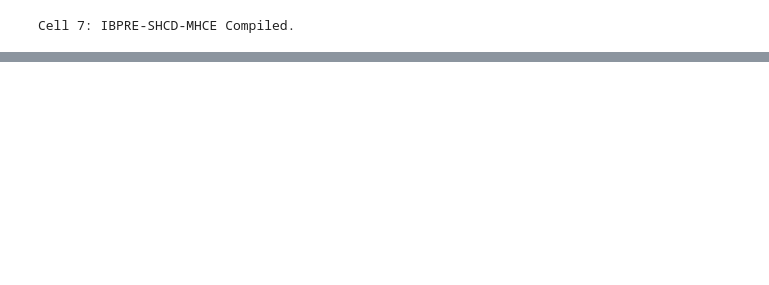
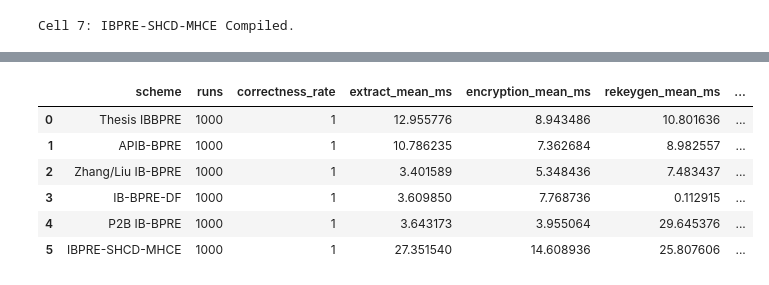
Before and after one commit to mujtaba-farooq/Privacy-Preserving-Identity-Based-Data-Sharing-Scheme-Using-Proxy-Re-encryption-in-VANETs, a Jupyter notebook: Thesis_Github.ipynb, the cells around one changed output, grey strips where cells are left out. Saved outputs shown, nothing was run; the diff lists cells and outputs as text; code cells hidden in the pictures; blank space fills up the shorter version.

```diff
--- a/Thesis_Github.ipynb
+++ b/Thesis_Github.ipynb
@@ -3911,0 +3963,88 @@ Why This is Perfect for Your Report:Script 1 (Computation): Will vividly show Ya
+# %%
+# ==========================================
+# COMPARISON CELL 2: Computation Benchmark
+# 1000 independent runs per algorithm per scheme
+# ==========================================
+
+def benchmark_computation(adapter_cls, runs=BENCHMARK_RUNS):
+    adapter = adapter_cls()
+    adapter.setup_once()
+
+    timings = {
+        "extract": [],
+        "encryption": [],
+        "rekeygen": [],
+        "reencrypt": [],
+        "dec1_owner": [],
+        "dec2_receiver": [],
+        "total": []
+    }
+
+    correctness = []
+
+    for i in range(runs):
+        adapter.msg = adapter.fresh_message()
+
+        keys, t_extract = time_once(lambda: adapter.extract())
+        ct, t_encrypt = time_once(lambda: adapter.encrypt())
+        dec1_result, t_dec1 = time_once(lambda: adapter.dec1(ct, keys))
+        rk, t_rk = time_once(lambda: adapter.rekeygen(ct, keys))
+
+        if isinstance(adapter, IBBPREDFAdapter):
+            re_ct_raw, t_reenc = time_once(lambda: adapter.reencrypt(ct, rk))
+            re_ct = {"ciphertext": re_ct_raw, "pv": ct["pv"]}
+        else:
+            re_ct, t_reenc = time_once(lambda: adapter.reencrypt(ct, rk))
+
+        dec2_result, t_dec2 = time_once(lambda: adapter.dec2(re_ct, keys))
+
+        timings["extract"].append(t_extract)
+        timings["encryption"].append(t_encrypt)
+        timings["rekeygen"].append(t_rk)
+        timings["reencrypt"].append(t_reenc)
+        timings["dec1_owner"].append(t_dec1)
+        timings["dec2_receiver"].append(t_dec2)
+        timings["total"].append(t_extract + t_encrypt + t_rk + t_reenc + t_dec1 + t_dec2)
+
+        correctness.append((dec1_result == adapter.msg) and (dec2_result == adapter.msg))
+
+        if (i + 1) % 100 == 0:
+            print(f"  {adapter.name}: completed {i + 1}/{runs} runs")
+
+    row = {"scheme": adapter.name, "runs": runs, "correctness_rate": mean(correctness)}
+
+    for metric, values in timings.items():
+        row[f"{metric}_mean_ms"] = mean(values)
+        row[f"{metric}_std_ms"] = statistics.stdev(values) if len(values) > 1 else 0.0
+
+    return row
+
+
+computation_rows = []
+
+print("\nStarting rigorous computation benchmark...")
+print(f"Each cryptographic algorithm is executed {BENCHMARK_RUNS} independent times.\n")
+
+for adapter_cls in SCHEME_ADAPTERS:
+    row = benchmark_computation(adapter_cls, runs=BENCHMARK_RUNS)
+    computation_rows.append(row)
+    print(f"✅ Finished: {row['scheme']} | correctness rate = {row['correctness_rate']}")
+
+computation_df = pd.DataFrame(computation_rows)
+
+display_cols = [
+    "scheme",
+    "runs",
+    "correctness_rate",
+    "extract_mean_ms",
+    "encryption_mean_ms",
+    "rekeygen_mean_ms",
+    "reencrypt_mean_ms",
+    "dec1_owner_mean_ms",
+    "dec2_receiver_mean_ms",
+    "total_mean_ms"
+]
+
+computation_summary_df = computation_df[display_cols].copy()
+computation_summary_df
+# %% [output]
@@ -3911,0 +4068,7 @@ Why This is Perfect for Your Report:Script 1 (Computation): Will vividly show Ya
+|  | scheme | runs | correctness_rate | extract_mean_ms | encryption_mean_ms | rekeygen_mean_ms | ... |
+| 0 | Thesis IBBPRE | 1000 | 1 | 12.955776 | 8.943486 | 10.801636 | ... |
+| 1 | APIB-BPRE | 1000 | 1 | 10.786235 | 7.362684 | 8.982557 | ... |
+| 2 | Zhang/Liu IB-BPRE | 1000 | 1 | 3.401589 | 5.348436 | 7.483437 | ... |
+| 3 | IB-BPRE-DF | 1000 | 1 | 3.609850 | 7.768736 | 0.112915 | ... |
+| 4 | P2B IB-BPRE | 1000 | 1 | 3.643173 | 3.955064 | 29.645376 | ... |
+| 5 | IBPRE-SHCD-MHCE | 1000 | 1 | 27.351540 | 14.608936 | 25.807606 | ... |
```
Also changed, not shown: parts of 42 cells of this notebook.
